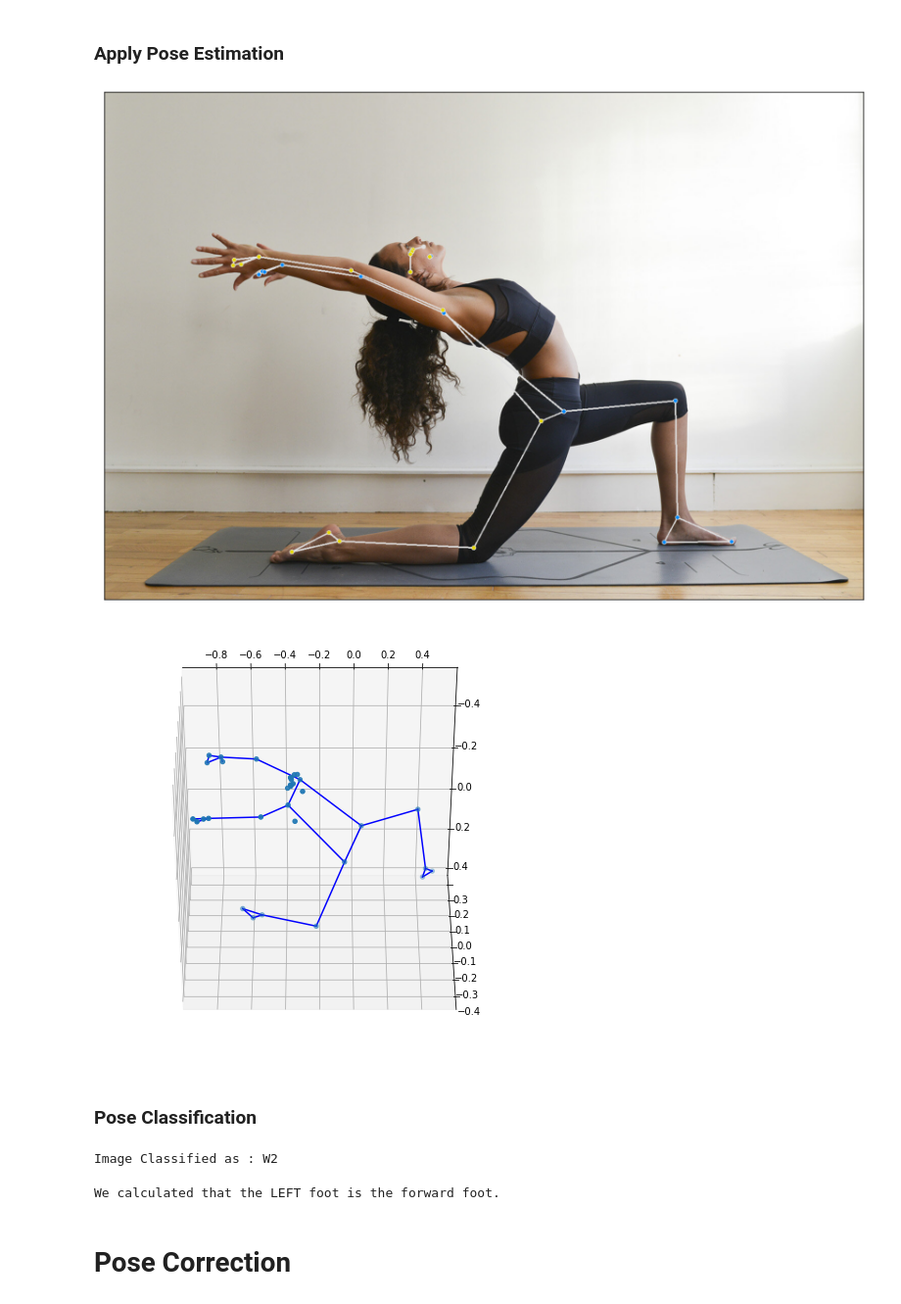
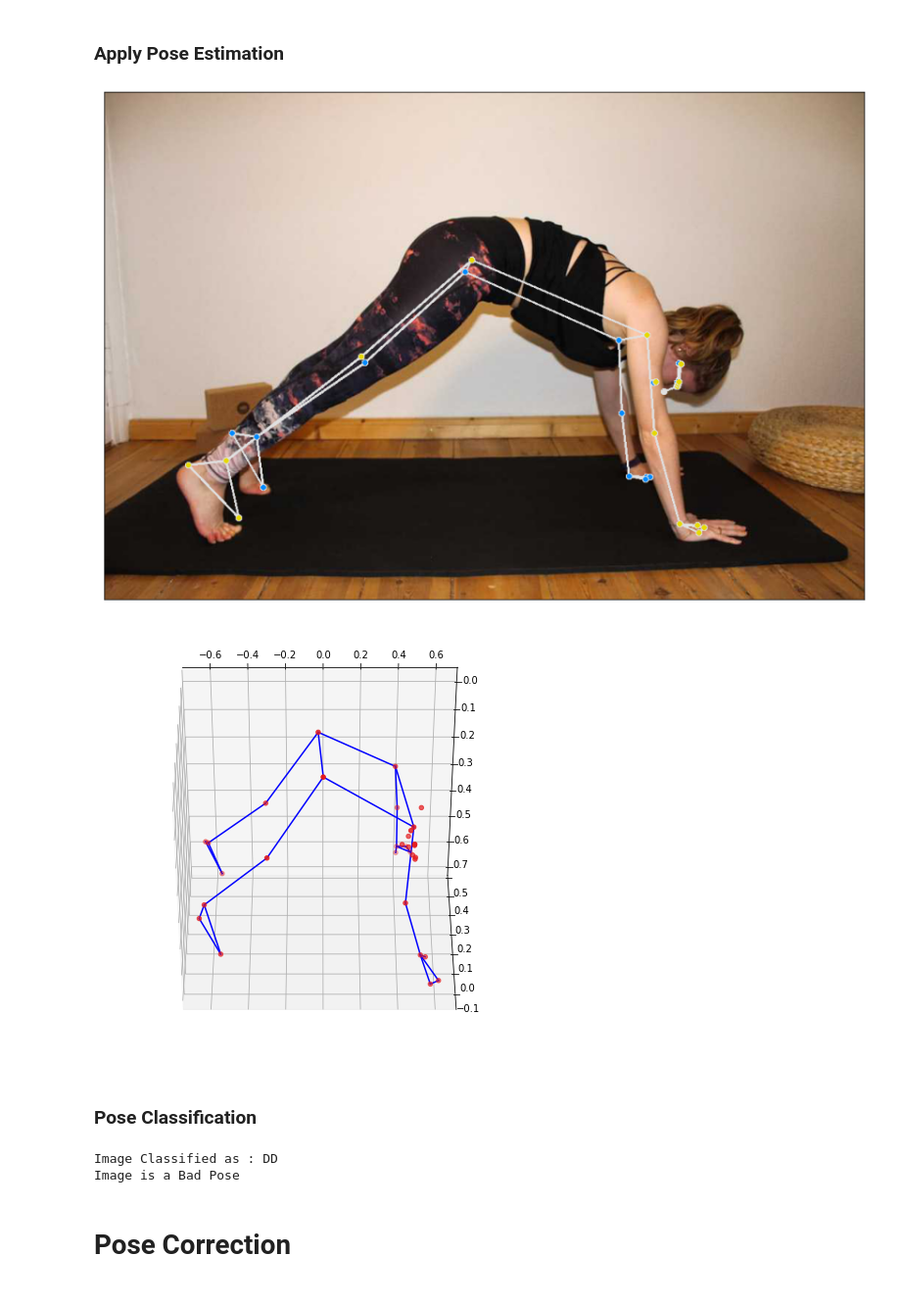
Before and after one commit to alec-flowers/visual_intelligence, a Jupyter notebook: notebooks/pose_correction_pipeline.ipynb, the cells around one changed output. Shown at 98% size. Saved outputs shown, nothing was run; the diff lists cells and outputs as text; code cells hidden in the pictures.

```diff
--- a/notebooks/pose_correction_pipeline.ipynb
+++ b/notebooks/pose_correction_pipeline.ipynb
@@ -30,6 +31,7 @@ You can put in your own photos in the `data/test/` folder and it will get random
 # %%
 path = str(TESTPATH)
 tests_images = [path for path in glob.glob(os.path.join(TESTPATH,'**','*.jpg'), recursive=True)]
-test_image = TRANSFORM(Image.open(np.random.choice(tests_images)))
+CPATH = np.random.choice(tests_images)
+test_image = TRANSFORM(Image.open(CPATH))
 plot_image(test_image, dataloader=True)
 # %% [output]
@@ -43,33 +39,39 @@ plot_image(test_image, dataloader=True)
 # %% [markdown]
 ### Apply Pose Estimation
 # %%
-test_result, annotated_test_image = estimate_poses(test_image, PATH, skip_image_annotation=False)
+test_result, annotated_test_image = estimate_poses(test_image, CPATH, skip_image_annotation=False)
 # %%
 plot_image(annotated_test_image, dataloader=False)
 # %% [output]
-[figure, old version]
+[figure, new version]
 # %%
 val, _, nump = pose_landmarks_to_list(test_result, 'pose_world_landmarks')
 
 df_test = pd.DataFrame.from_records([val]).rename(LANDMARK_DICT, axis=1)
 create_angle_features(df_test)
 
-np_test = np.array([nump])
+np_test = normalize_on_right_hip(np.array([nump]))
 
 x = np_test[0].T[0]
 y = np_test[0].T[1]
 z = np_test[0].T[2]
 
 plot_3d_keypoints(x, y, z, -50, 270)
 # %% [output]
-[figure, old version]
+[figure, new version]
 # %% [markdown]
 ### Pose Classification
 # %%
 label = classify_image(np_test).item()
 print(f"Image Classified as : {CLASS_MAPPINGS_NAMES[label]}")
+correct = classify_correct(np_test).item()
+if correct < 0:
+    print(f"Image is a Bad Pose")
+else:
+    print("Image is a Good Pose")
 # %% [output]
-Image Classified as : W2
+Image Classified as : DD
+Image is a Bad Pose
 # %%
 df_w1, df_w2, df_dd = create_pose_df()
 df_test_handedness = df_test.copy()
@@ -83,7 +85,5 @@ elif label == 1:
 elif label == 2:
     df, LANDMARKS = warrior_pose_front_back(df_w2)
     df_test = which_leg_front(df_test)
-# %% [output]
-We calculated that the LEFT foot is the forward foot.
 # %% [markdown]
 # Pose Correction
```
Also changed, not shown: parts of 10 cells of this notebook, 2 other files.
